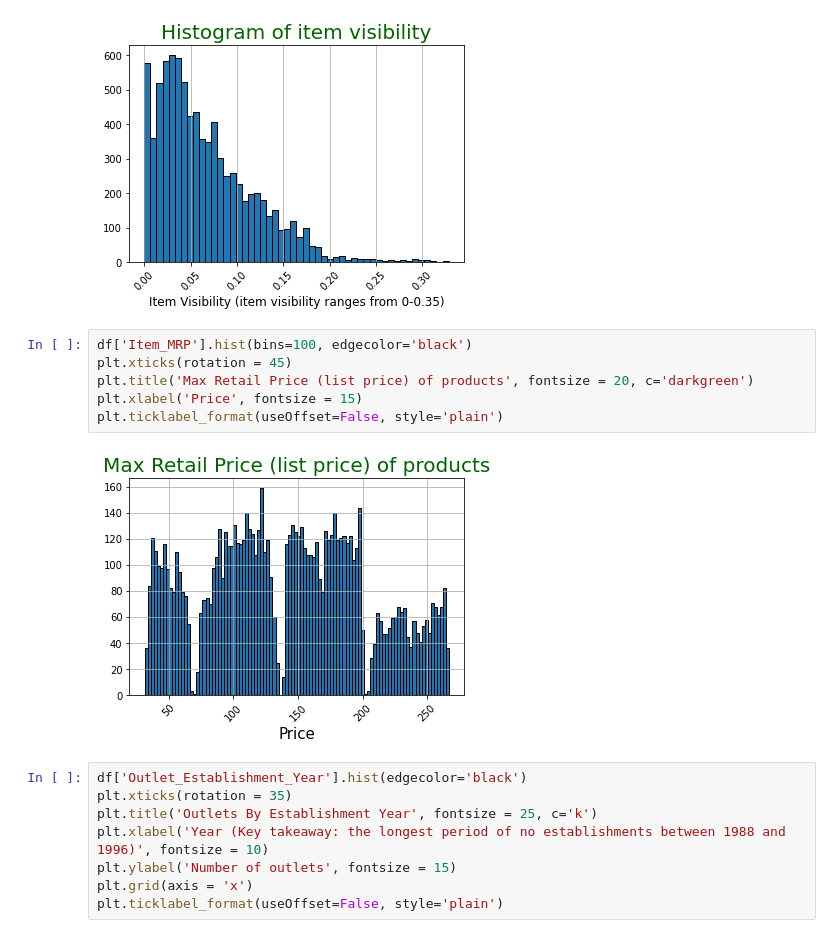
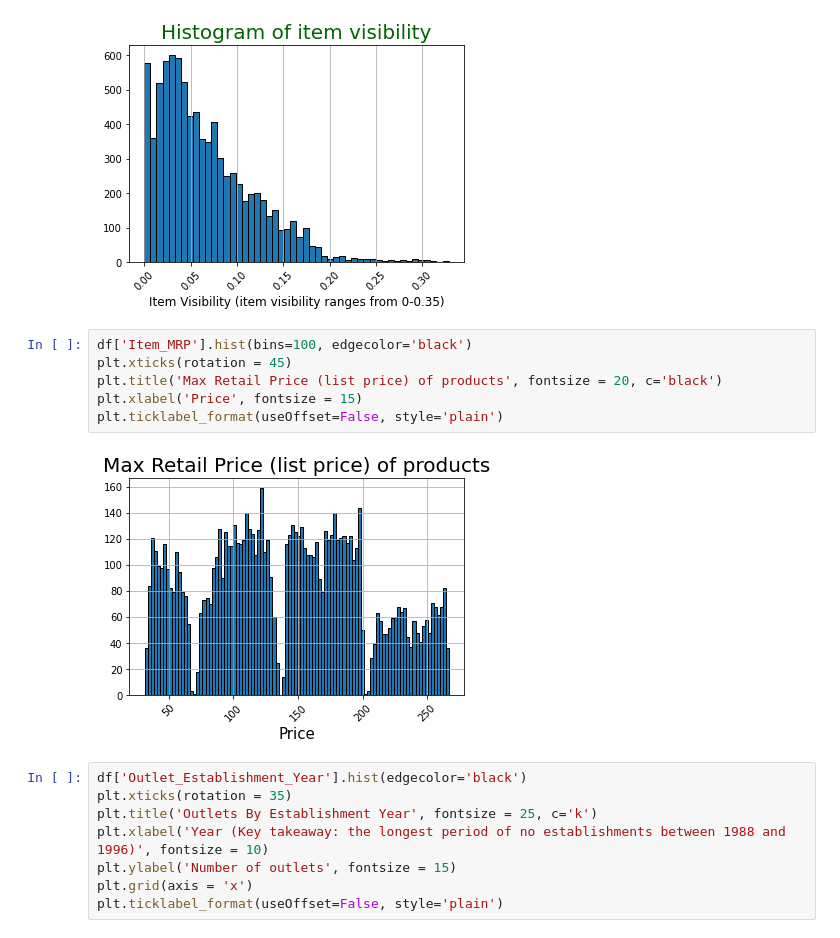
Before and after one commit to ivnizhnik/Sales_Predictions_DataScienceProject, a Jupyter notebook: Sales_Predictions_DataScienceProject.ipynb, the cells around one changed output. Cells and saved outputs as stored; diff of their text form.

```diff
--- a/Sales_Predictions_DataScienceProject.ipynb
+++ b/Sales_Predictions_DataScienceProject.ipynb
@@ -516,11 +516,11 @@ plt.ticklabel_format(useOffset=False, style='plain')
 # %%
 df['Item_MRP'].hist(bins=100, edgecolor='black')
 plt.xticks(rotation = 45)
-plt.title('Max Retail Price (list price) of products', fontsize = 20, c='darkgreen')
+plt.title('Max Retail Price (list price) of products', fontsize = 20, c='black')
 plt.xlabel('Price', fontsize = 15)
 plt.ticklabel_format(useOffset=False, style='plain')
 # %% [output]
-[figure, old version]
+[figure, new version]
 # %%
 df['Outlet_Establishment_Year'].hist(edgecolor='black')
 plt.xticks(rotation = 35)
```
Also changed, not shown: parts of 3 cells of this notebook.
